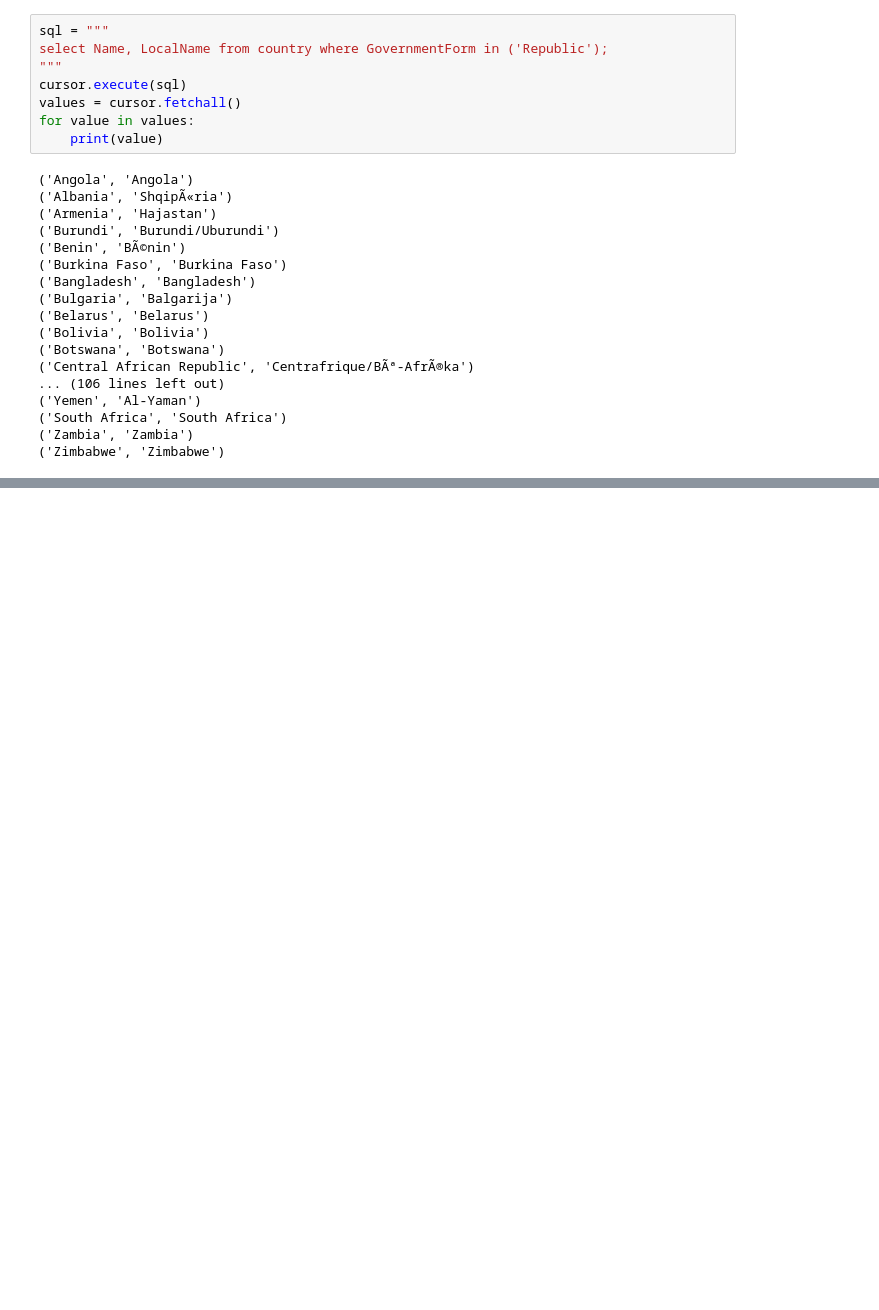
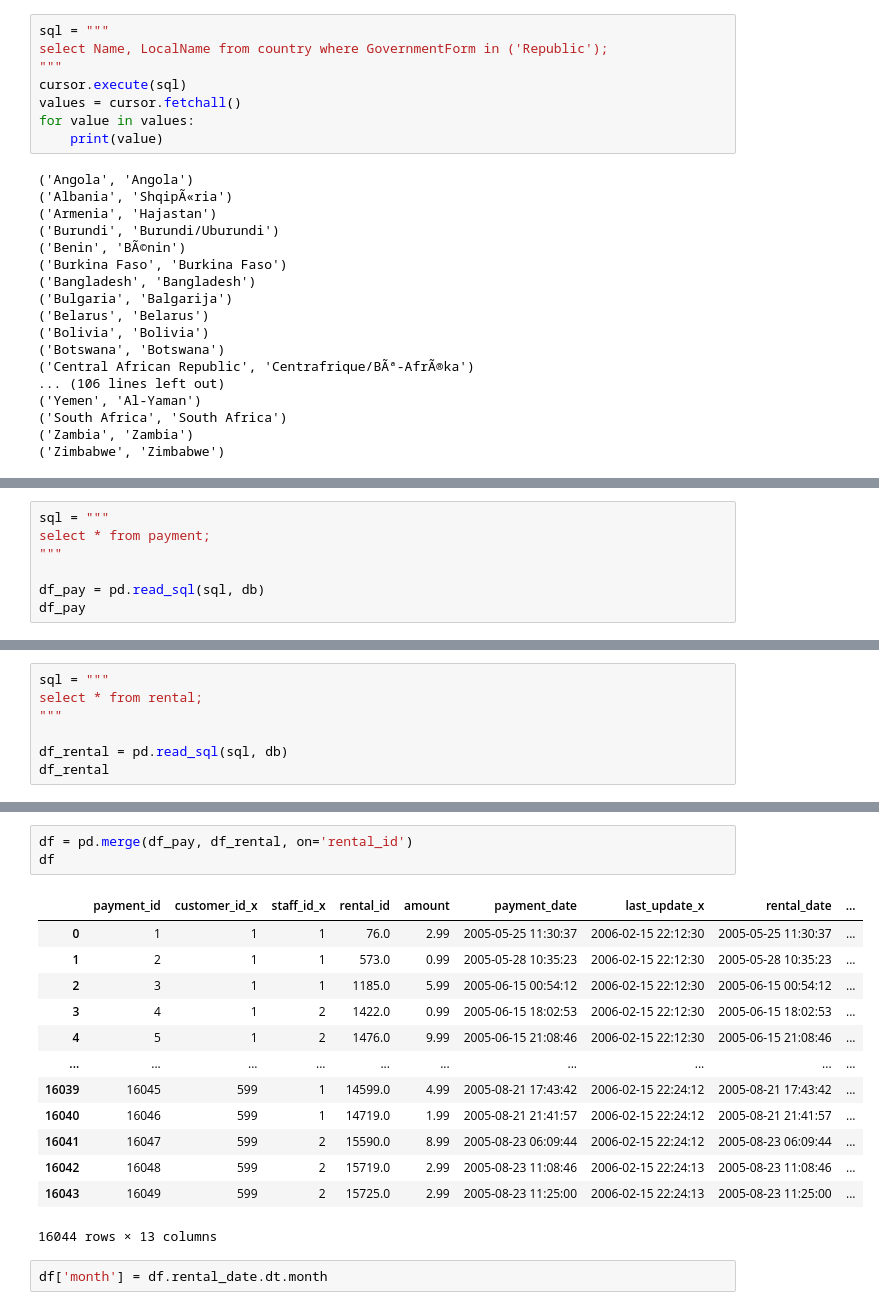
Before and after one commit to rjsgn1209/Studying-Database, a Jupyter notebook: python_sql_1.ipynb, the cells around one changed output, grey strips where cells are left out. Cells and saved outputs as stored; diff of their text form; blank space fills up the shorter version.

```diff
--- a/python_sql_1.ipynb
+++ b/python_sql_1.ipynb
@@ -222,0 +452,7 @@ for value in values:
+# %%
+sql = """
+select * from payment;
+"""
+
+df_pay = pd.read_sql(sql, db)
+df_pay
@@ -222,0 +473,7 @@ for value in values:
+# %%
+sql = """
+select * from rental;
+"""
+
+df_rental = pd.read_sql(sql, db)
+df_rental
@@ -222,0 +494,19 @@ for value in values:
+# %%
+df = pd.merge(df_pay, df_rental, on='rental_id')
+df
+# %% [output]
+|  | payment_id | customer_id_x | staff_id_x | rental_id | amount | payment_date | last_update_x | rental_date | ... |
+| 0 | 1 | 1 | 1 | 76.0 | 2.99 | 2005-05-25 11:30:37 | 2006-02-15 22:12:30 | 2005-05-25 11:30:37 | ... |
+| 1 | 2 | 1 | 1 | 573.0 | 0.99 | 2005-05-28 10:35:23 | 2006-02-15 22:12:30 | 2005-05-28 10:35:23 | ... |
+| 2 | 3 | 1 | 1 | 1185.0 | 5.99 | 2005-06-15 00:54:12 | 2006-02-15 22:12:30 | 2005-06-15 00:54:12 | ... |
+| 3 | 4 | 1 | 2 | 1422.0 | 0.99 | 2005-06-15 18:02:53 | 2006-02-15 22:12:30 | 2005-06-15 18:02:53 | ... |
+| 4 | 5 | 1 | 2 | 1476.0 | 9.99 | 2005-06-15 21:08:46 | 2006-02-15 22:12:30 | 2005-06-15 21:08:46 | ... |
+| ... | ... | ... | ... | ... | ... | ... | ... | ... | ... |
+| 16039 | 16045 | 599 | 1 | 14599.0 | 4.99 | 2005-08-21 17:43:42 | 2006-02-15 22:24:12 | 2005-08-21 17:43:42 | ... |
+| 16040 | 16046 | 599 | 1 | 14719.0 | 1.99 | 2005-08-21 21:41:57 | 2006-02-15 22:24:12 | 2005-08-21 21:41:57 | ... |
+| 16041 | 16047 | 599 | 2 | 15590.0 | 8.99 | 2005-08-23 06:09:44 | 2006-02-15 22:24:12 | 2005-08-23 06:09:44 | ... |
+| 16042 | 16048 | 599 | 2 | 15719.0 | 2.99 | 2005-08-23 11:08:46 | 2006-02-15 22:24:13 | 2005-08-23 11:08:46 | ... |
+| 16043 | 16049 | 599 | 2 | 15725.0 | 2.99 | 2005-08-23 11:25:00 | 2006-02-15 22:24:13 | 2005-08-23 11:25:00 | ... |
+16044 rows × 13 columns
+# %%
+df['month'] = df.rental_date.dt.month
```
Also changed, not shown: parts of 23 cells of this notebook, 6 other files.
